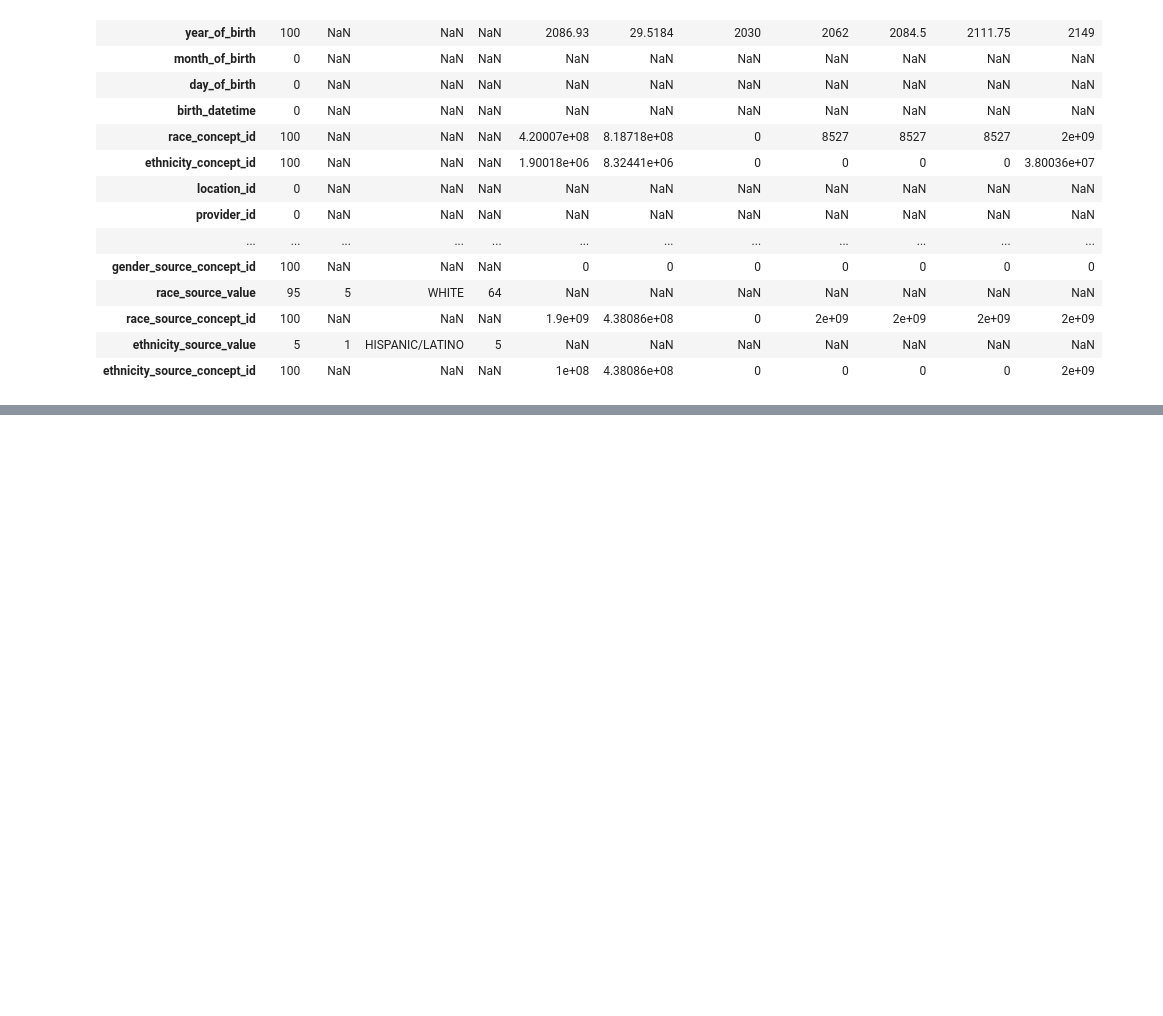
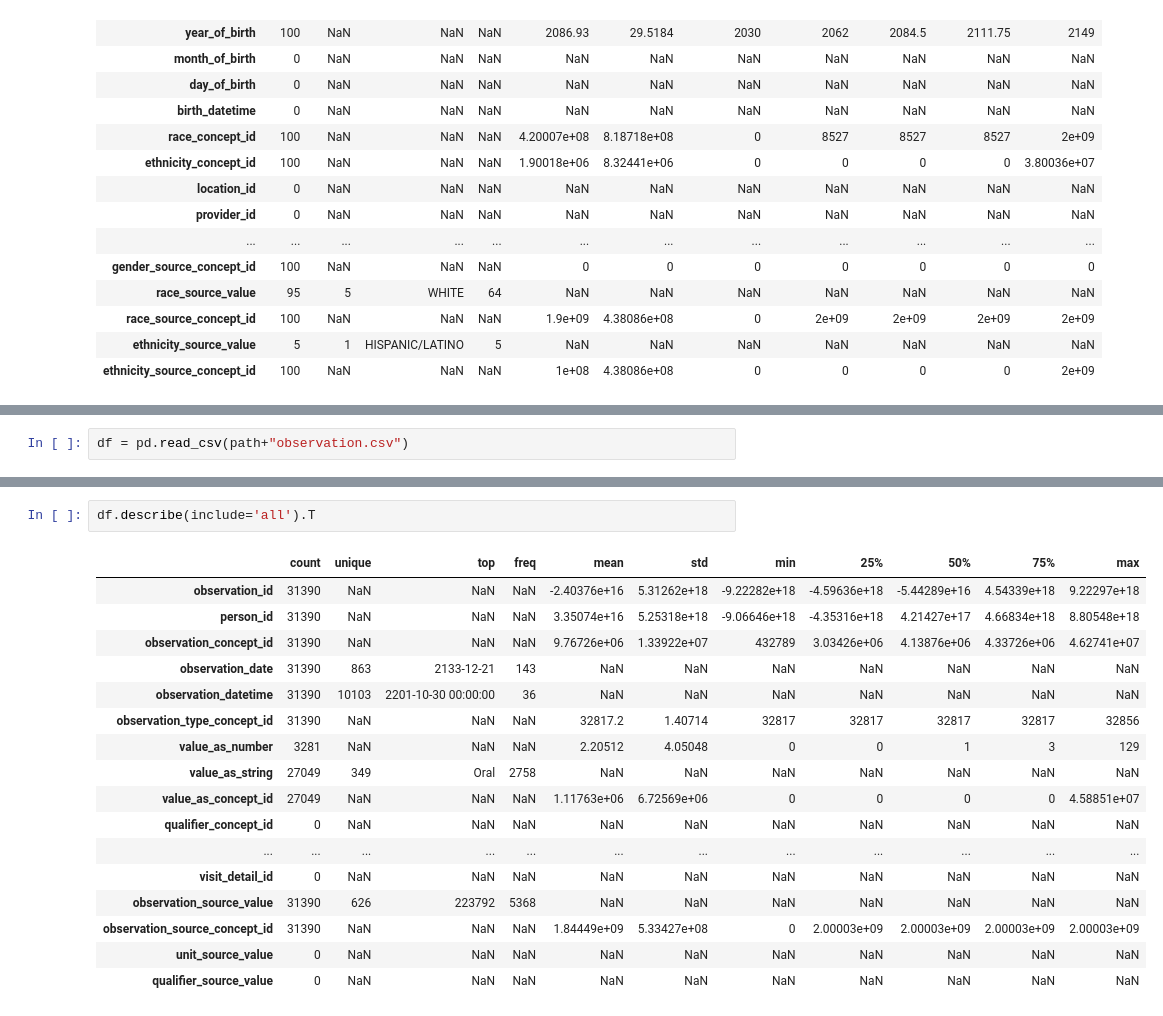
Before and after one commit to areias/mimic-iv, a Jupyter notebook: MIMIC_IV.ipynb, the cells around one changed output, grey strips where cells are left out. Saved outputs shown, nothing was run; the diff lists cells and outputs as text; blank space fills up the shorter version.

```diff
--- a/MIMIC_IV.ipynb
+++ b/MIMIC_IV.ipynb
@@ -225,0 +228,2 @@ df.describe(include='all').T
+# %%
+df = pd.read_csv(path+"observation.csv")
@@ -225,0 +263,20 @@ df.describe(include='all').T
+# %%
+df.describe(include='all').T
+# %% [output]
+|  | count | unique | top | freq | mean | std | min | 25% | 50% | 75% | max |
+| observation_id | 31390 | NaN | NaN | NaN | -2.40376e+16 | 5.31262e+18 | -9.22282e+18 | -4.59636e+18 | -5.44289e+16 | 4.54339e+18 | 9.22297e+18 |
+| person_id | 31390 | NaN | NaN | NaN | 3.35074e+16 | 5.25318e+18 | -9.06646e+18 | -4.35316e+18 | 4.21427e+17 | 4.66834e+18 | 8.80548e+18 |
+| observation_concept_id | 31390 | NaN | NaN | NaN | 9.76726e+06 | 1.33922e+07 | 432789 | 3.03426e+06 | 4.13876e+06 | 4.33726e+06 | 4.62741e+07 |
+| observation_date | 31390 | 863 | 2133-12-21 | 143 | NaN | NaN | NaN | NaN | NaN | NaN | NaN |
+| observation_datetime | 31390 | 10103 | 2201-10-30 00:00:00 | 36 | NaN | NaN | NaN | NaN | NaN | NaN | NaN |
+| observation_type_concept_id | 31390 | NaN | NaN | NaN | 32817.2 | 1.40714 | 32817 | 32817 | 32817 | 32817 | 32856 |
+| value_as_number | 3281 | NaN | NaN | NaN | 2.20512 | 4.05048 | 0 | 0 | 1 | 3 | 129 |
+| value_as_string | 27049 | 349 | Oral | 2758 | NaN | NaN | NaN | NaN | NaN | NaN | NaN |
+| value_as_concept_id | 27049 | NaN | NaN | NaN | 1.11763e+06 | 6.72569e+06 | 0 | 0 | 0 | 0 | 4.58851e+07 |
+| qualifier_concept_id | 0 | NaN | NaN | NaN | NaN | NaN | NaN | NaN | NaN | NaN | NaN |
+| ... | ... | ... | ... | ... | ... | ... | ... | ... | ... | ... | ... |
+| visit_detail_id | 0 | NaN | NaN | NaN | NaN | NaN | NaN | NaN | NaN | NaN | NaN |
+| observation_source_value | 31390 | 626 | 223792 | 5368 | NaN | NaN | NaN | NaN | NaN | NaN | NaN |
+| observation_source_concept_id | 31390 | NaN | NaN | NaN | 1.84449e+09 | 5.33427e+08 | 0 | 2.00003e+09 | 2.00003e+09 | 2.00003e+09 | 2.00003e+09 |
+| unit_source_value | 0 | NaN | NaN | NaN | NaN | NaN | NaN | NaN | NaN | NaN | NaN |
+| qualifier_source_value | 0 | NaN | NaN | NaN | NaN | NaN | NaN | NaN | NaN | NaN | NaN |
```
Also changed, not shown: parts of 9 cells of this notebook.
